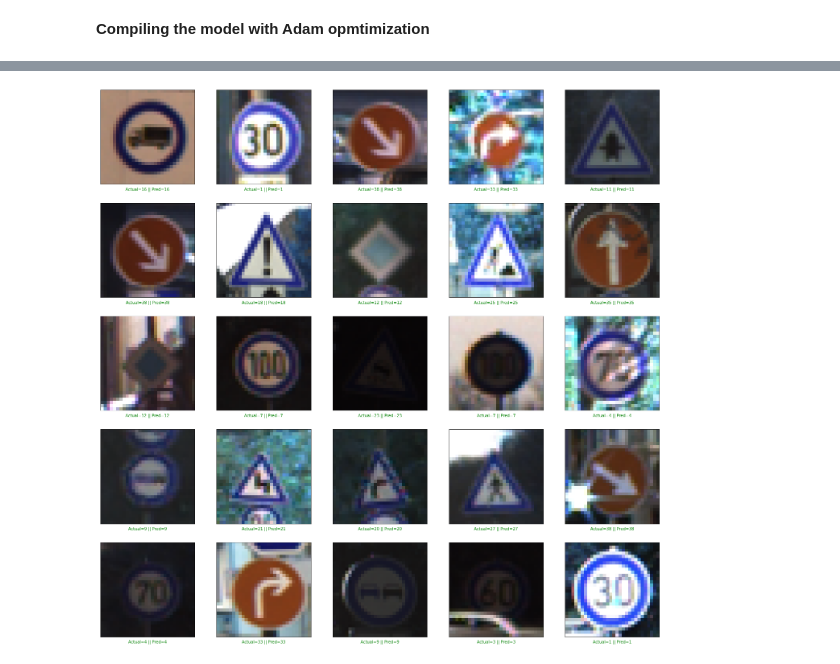
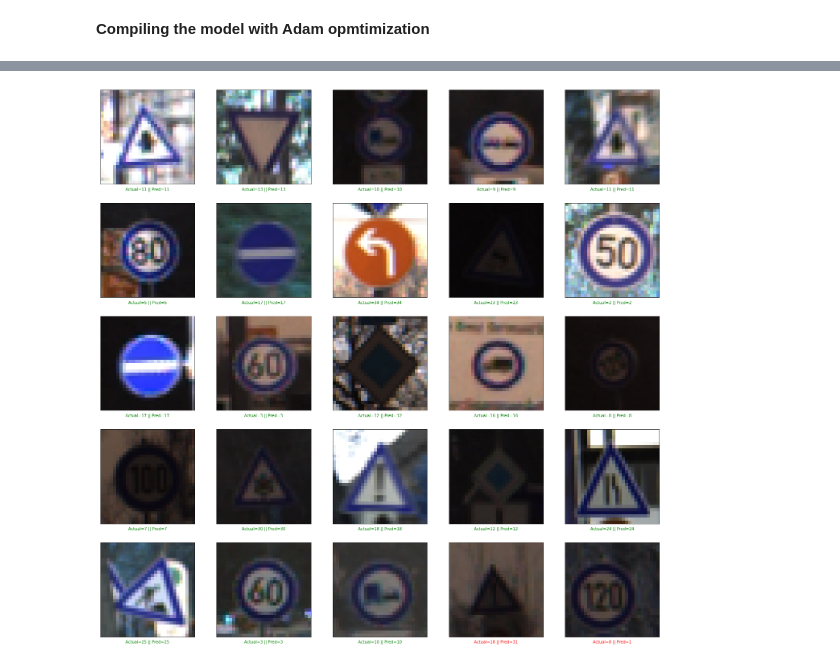
Before and after one commit to Akash-Rayhan/Traffic_Sign_Recognition, a Jupyter notebook: traffic-sign-recognition-cnn.ipynb, the cells around one changed output, grey strips where cells are left out. Saved outputs shown, nothing was run; the diff lists cells and outputs as text; code cells hidden in the pictures.

```diff
--- a/traffic-sign-recognition-cnn.ipynb
+++ b/traffic-sign-recognition-cnn.ipynb
@@ -230,19 +216,19 @@ Test Data accuracy:  97.42676167854314
 # %%
 plt.figure(figsize = (25, 25))
 
-start_index = 0
+start_index = 25
 for i in range(25):
     plt.subplot(5, 5, i + 1)
     plt.grid(False)
     plt.xticks([])
     plt.yticks([])
     prediction = pred[start_index + i]
     actual = labels[start_index + i]
     col = 'g'
     if prediction != actual:
         col = 'r'
     plt.xlabel('Actual={} || Pred={}'.format(actual, prediction), color = col)
     plt.imshow(X_test[start_index + i])
 plt.show()
 # %% [output]
-[figure, old version]
+[figure, new version]
```
Also changed, not shown: parts of 6 cells of this notebook.
